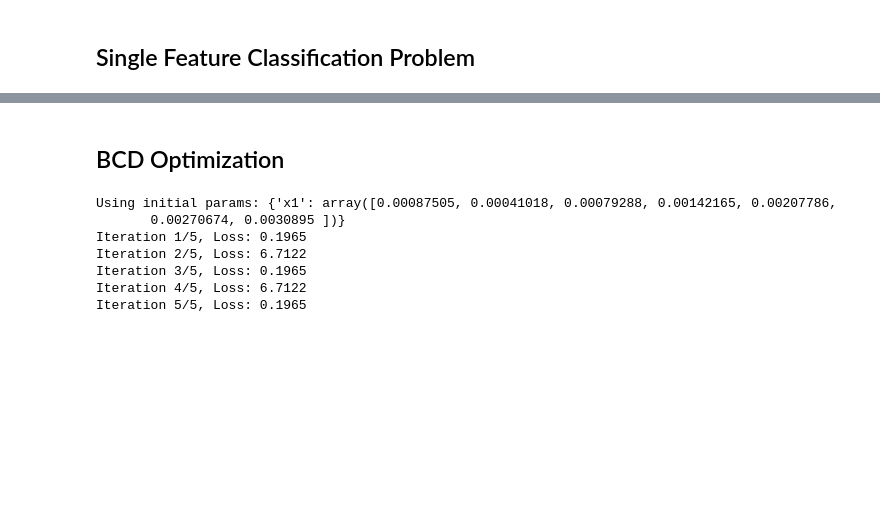
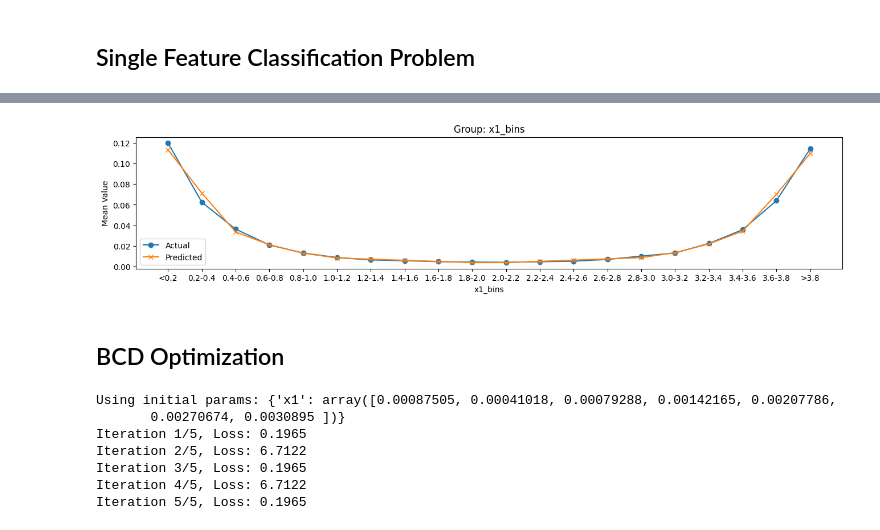
Before and after one commit to YimingZhang07/quantbullet, a Jupyter notebook: docs/experiments/linear_product_classifier_test_single_group.ipynb, the cells around one changed output, grey strips where cells are left out. Saved outputs shown, nothing was run; the diff lists cells and outputs as text; code cells hidden in the pictures; blank space fills up the shorter version.

```diff
--- a/docs/experiments/linear_product_classifier_test_single_group.ipynb
+++ b/docs/experiments/linear_product_classifier_test_single_group.ipynb
@@ -76,3 +126,19 @@ for group in ['x1_bins']:
+# %%
+beta, res = fit_clipped_ce(train_df.values, df['binary_y'].values, eps=1e-3)
+# %%
+df['ce_pred_prob'] = np.clip(train_df.values @ beta, 1e-3, 1 - 1e-3)
+# %%
+for group in ['x1_bins']:
+    plt.figure(figsize=(16, 3))
+    summary = df.groupby(group, observed=True).agg({'binary_y': 'mean', 'ce_pred_prob': 'mean'})
+    plt.plot(summary.index, summary['binary_y'], label='Actual', marker='o')
+    plt.plot(summary.index, summary['ce_pred_prob'], label='Predicted', marker='x')
+    plt.title(f'Group: {group}')
+    plt.xlabel(group)
+    plt.ylabel('Mean Value')
+    plt.legend()
+# %% [output]
+[figure, added]
 # %% [markdown]
 ## BCD Optimization
 # %%
```
Also changed, not shown: parts of 7 cells of this notebook, 12 other files.
